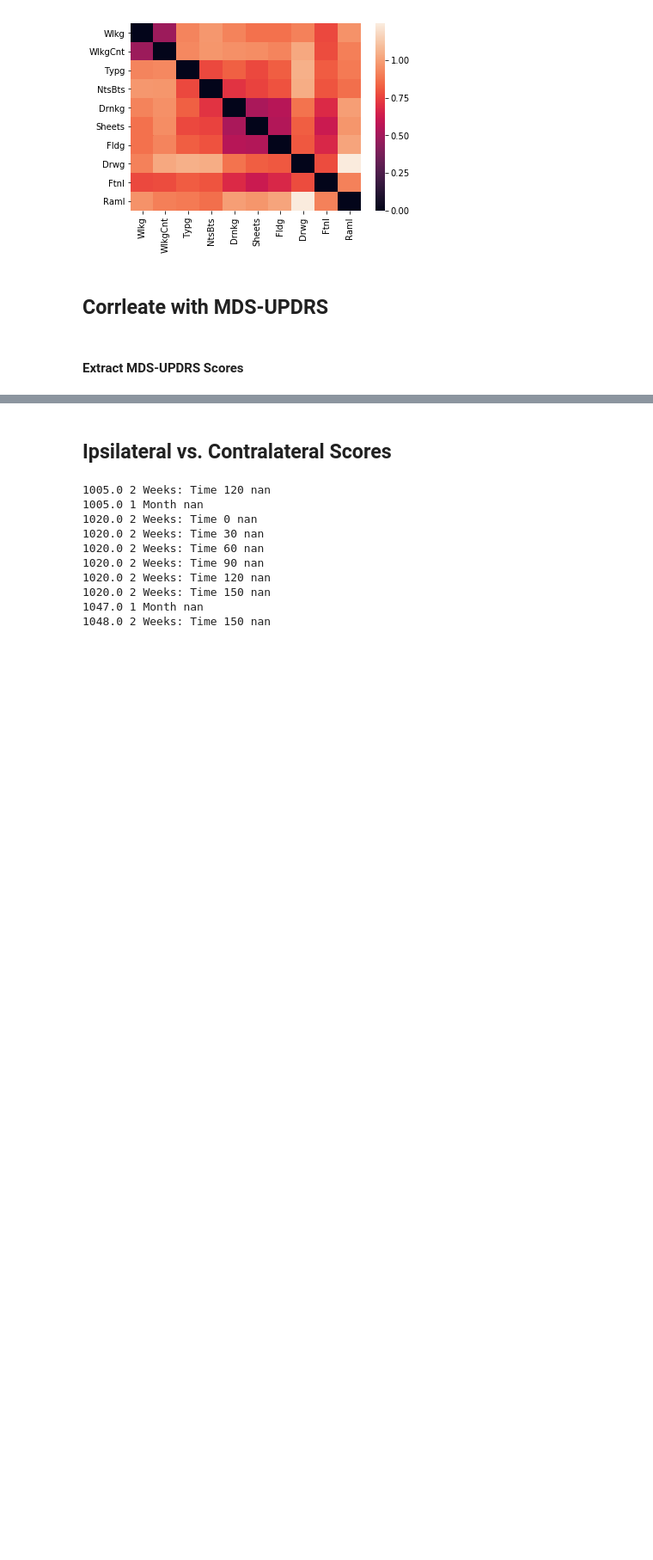
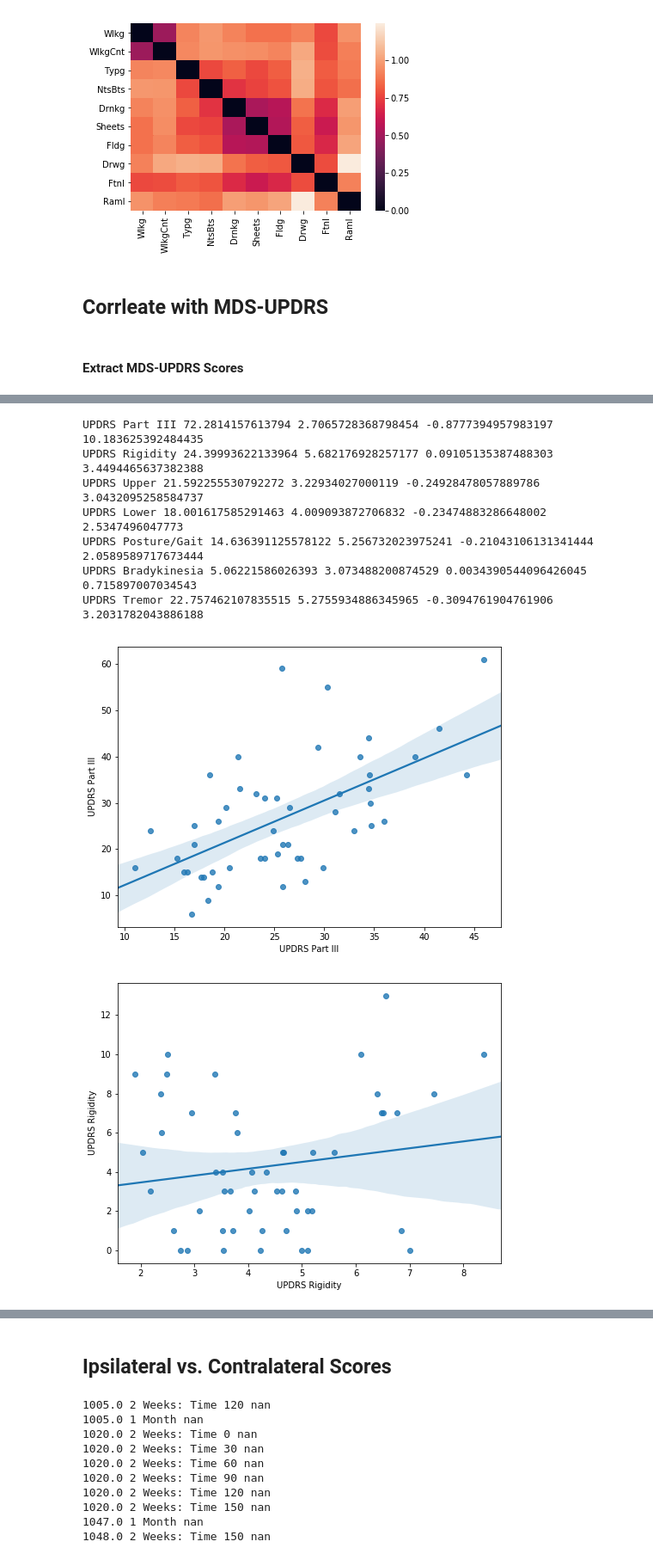
Before and after one commit to nshawen/CIS-PD_Curation, a Jupyter notebook: Clinician Score Correlation.ipynb, the cells around one changed output, grey strips where cells are left out. Shown at 86% size. Saved outputs shown, nothing was run; the diff lists cells and outputs as text; code cells hidden in the pictures; blank space fills up the shorter version.

```diff
--- a/Clinician Score Correlation.ipynb
+++ b/Clinician Score Correlation.ipynb
@@ -226,0 +347,19 @@ form508[['SubjectCode', 'VisitNm', 'Q33', 'Q34', 'Q35', 'Q36', 'Q37', 'Q38', 'Q3
+# %%
+for column in Outcomes.columns:
+    S = Outcomes[column].apply(lambda x: (x[0]-x[1])**2).sum()
+    M = Outcomes[column].apply(lambda x: x[1]).mean()
+    MD = Outcomes[column].apply(lambda x: (x[0]-x[1])).mean()
+    SD = Outcomes[column].apply(lambda x: (x[0]-x[1])).std()
+    print(column, np.sqrt(S), np.sqrt(S)/M, MD, SD)
+    plt.figure(figsize=(8,6))
+    sns.regplot(Outcomes[column].apply(lambda x: x[0]),Outcomes[column].apply(lambda x: x[1]))
+# %% [output]
+UPDRS Part III 72.2814157613794 2.7065728368798454 -0.8777394957983197 10.183625392484435
+UPDRS Rigidity 24.39993622133964 5.682176928257177 0.09105135387488303 3.4494465637382388
+UPDRS Upper 21.592255530792272 3.22934027000119 -0.24928478057889786 3.0432095258584737
+UPDRS Lower 18.001617585291463 4.009093872706832 -0.23474883286648002 2.5347496047773
+UPDRS Posture/Gait 14.636391125578122 5.256732023975241 -0.21043106131341444 2.0589589717673444
+UPDRS Bradykinesia 5.06221586026393 3.073488200874529 0.0034390544096426045 0.715897007034543
+UPDRS Tremor 22.757462107835515 5.2755934886345965 -0.3094761904761906 3.2031782043886188
+[figure, added]
+[figure, added]
```
Also changed, not shown: parts of 20 cells of this notebook.
